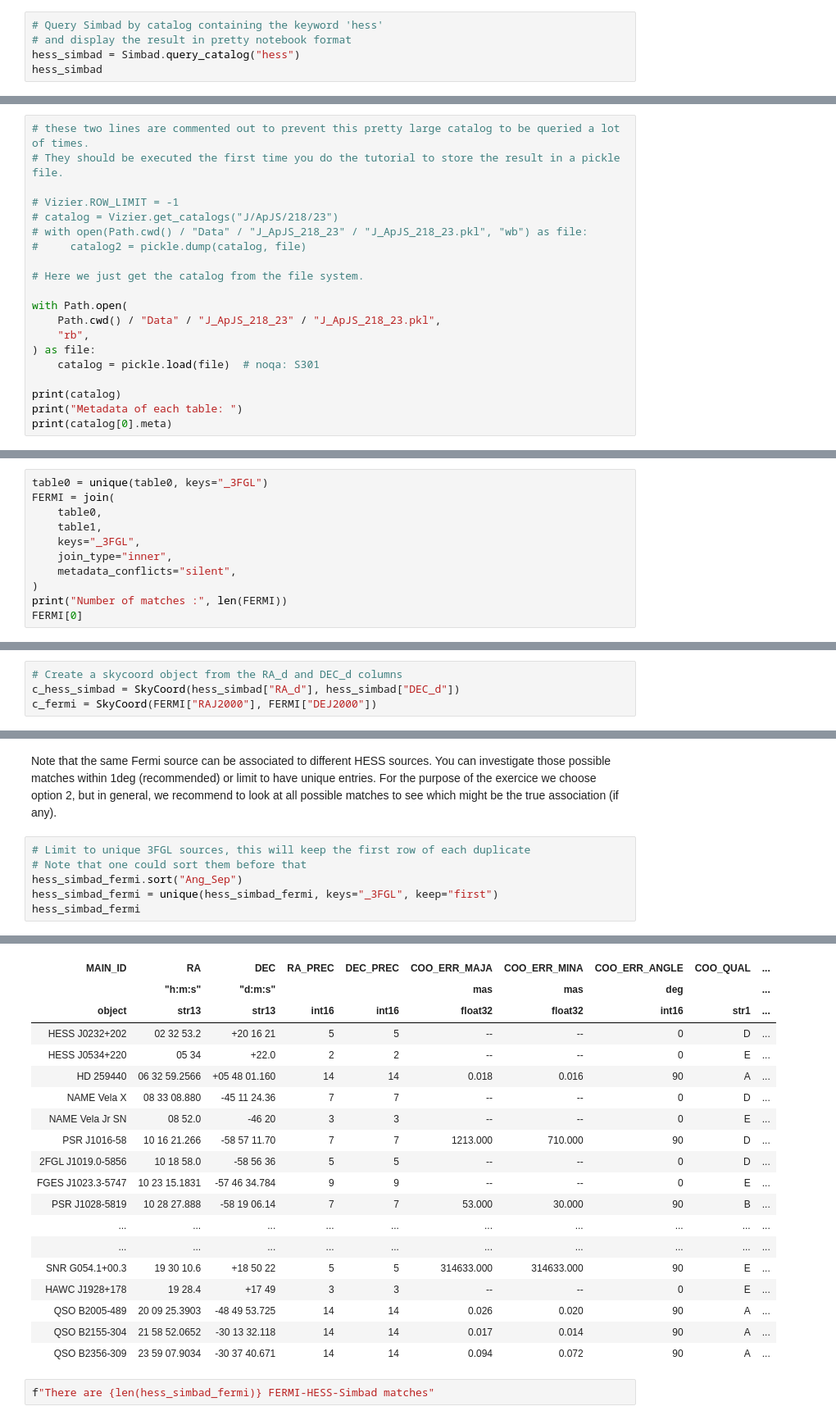
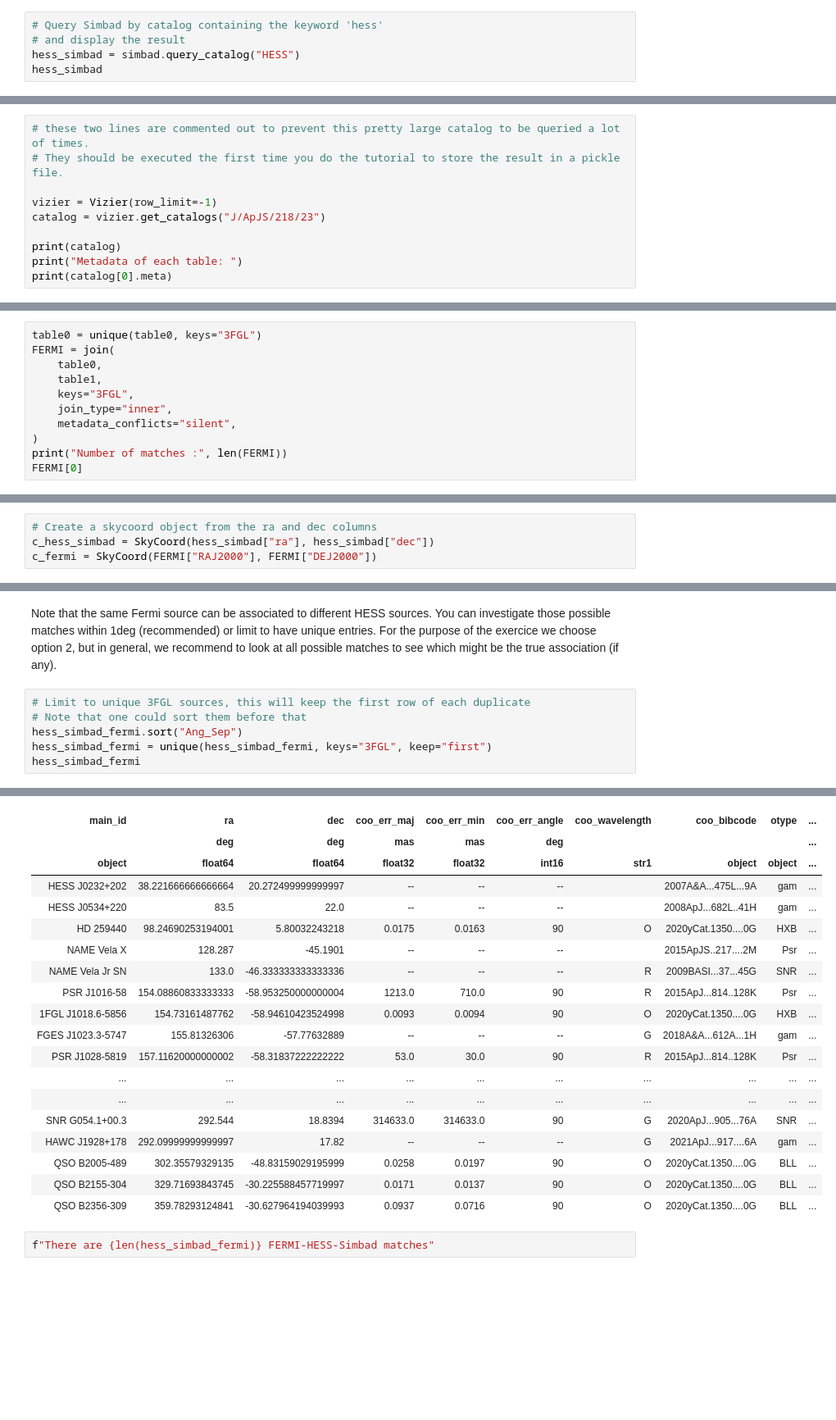
Before and after one commit to cds-astro/tutorials, a Jupyter notebook: Notebooks/4_High_Energy_sources__Multi_instrument_multi_wavelength_exploration_using_VO_tools.ipynb, the cells around one changed output, grey strips where cells are left out. Shown at 82% size. Saved outputs shown, nothing was run; the diff lists cells and outputs as text; blank space fills up the shorter version.

```diff
--- a/Notebooks/4_High_Energy_sources__Multi_instrument_multi_wavelength_exploration_using_VO_tools.ipynb
+++ b/Notebooks/4_High_Energy_sources__Multi_instrument_multi_wavelength_exploration_using_VO_tools.ipynb
@@ -102,6 +116,6 @@ Simbad.get_votable_fields()
 # %%
 # Query Simbad by catalog containing the keyword 'hess'
-# and display the result in pretty notebook format
-hess_simbad = Simbad.query_catalog("hess")
+# and display the result
+hess_simbad = simbad.query_catalog("HESS")
 hess_simbad
 # %% [output]
@@ -208,18 +227,8 @@ We display table names and metadata:
 # these two lines are commented out to prevent this pretty large catalog to be queried a lot of times.
 # They should be executed the first time you do the tutorial to store the result in a pickle file.
 
-# Vizier.ROW_LIMIT = -1
-# catalog = Vizier.get_catalogs("J/ApJS/218/23")
-# with open(Path.cwd() / "Data" / "J_ApJS_218_23" / "J_ApJS_218_23.pkl", "wb") as file:
-#     catalog2 = pickle.dump(catalog, file)
-
-# Here we just get the catalog from the file system.
-
-with Path.open(
-    Path.cwd() / "Data" / "J_ApJS_218_23" / "J_ApJS_218_23.pkl",
-    "rb",
-) as file:
-    catalog = pickle.load(file)  # noqa: S301
+vizier = Vizier(row_limit=-1)
+catalog = vizier.get_catalogs("J/ApJS/218/23")
 
 print(catalog)
 print("Metadata of each table: ")
@@ -274,9 +283,9 @@ The first table has several entries for the same source, so before performing th
 # %%
-table0 = unique(table0, keys="_3FGL")
+table0 = unique(table0, keys="3FGL")
 FERMI = join(
     table0,
     table1,
-    keys="_3FGL",
+    keys="3FGL",
     join_type="inner",
     metadata_conflicts="silent",
 )
@@ -308,6 +317,6 @@ Table length=5
 # %%
-# Create a skycoord object from the RA_d and DEC_d columns
-c_hess_simbad = SkyCoord(hess_simbad["RA_d"], hess_simbad["DEC_d"])
+# Create a skycoord object from the ra and dec columns
+c_hess_simbad = SkyCoord(hess_simbad["ra"], hess_simbad["dec"])
 c_fermi = SkyCoord(FERMI["RAJ2000"], FERMI["DEJ2000"])
 # %%
 # Set the maximum separation
@@ -345,30 +354,30 @@ Note that the same Fermi source can be associated to different HESS sources. You
 # %%
 # Limit to unique 3FGL sources, this will keep the first row of each duplicate
 # Note that one could sort them before that
 hess_simbad_fermi.sort("Ang_Sep")
-hess_simbad_fermi = unique(hess_simbad_fermi, keys="_3FGL", keep="first")
+hess_simbad_fermi = unique(hess_simbad_fermi, keys="3FGL", keep="first")
 hess_simbad_fermi
 # %% [output]
 Table length=73
-| MAIN_ID | RA | DEC | RA_PREC | DEC_PREC | COO_ERR_MAJA | COO_ERR_MINA | COO_ERR_ANGLE | COO_QUAL | ... |
-|  | "h:m:s" | "d:m:s" |  |  | mas | mas | deg |  | ... |
-| object | str13 | str13 | int16 | int16 | float32 | float32 | int16 | str1 | ... |
-| HESS J0232+202 | 02 32 53.2 | +20 16 21 | 5 | 5 | -- | -- | 0 | D | ... |
-| HESS J0534+220 | 05 34 | +22.0 | 2 | 2 | -- | -- | 0 | E | ... |
-| HD 259440 | 06 32 59.2566 | +05 48 01.160 | 14 | 14 | 0.018 | 0.016 | 90 | A | ... |
-| NAME Vela X | 08 33 08.880 | -45 11 24.36 | 7 | 7 | -- | -- | 0 | D | ... |
-| NAME Vela Jr SN | 08 52.0 | -46 20 | 3 | 3 | -- | -- | 0 | E | ... |
-| PSR J1016-58 | 10 16 21.266 | -58 57 11.70 | 7 | 7 | 1213.000 | 710.000 | 90 | D | ... |
-| 2FGL J1019.0-5856 | 10 18 58.0 | -58 56 36 | 5 | 5 | -- | -- | 0 | D | ... |
-| FGES J1023.3-5747 | 10 23 15.1831 | -57 46 34.784 | 9 | 9 | -- | -- | 0 | E | ... |
-| PSR J1028-5819 | 10 28 27.888 | -58 19 06.14 | 7 | 7 | 53.000 | 30.000 | 90 | B | ... |
+| main_id | ra | dec | coo_err_maj | coo_err_min | coo_err_angle | coo_wavelength | coo_bibcode | otype | ... |
+|  | deg | deg | mas | mas | deg |  |  |  | ... |
+| object | float64 | float64 | float32 | float32 | int16 | str1 | object | object | ... |
+| HESS J0232+202 | 38.221666666666664 | 20.272499999999997 | -- | -- | -- |  | 2007A&A...475L...9A | gam | ... |
+| HESS J0534+220 | 83.5 | 22.0 | -- | -- | -- |  | 2008ApJ...682L..41H | gam | ... |
+| HD 259440 | 98.24690253194001 | 5.80032243218 | 0.0175 | 0.0163 | 90 | O | 2020yCat.1350....0G | HXB | ... |
+| NAME Vela X | 128.287 | -45.1901 | -- | -- | -- |  | 2015ApJS..217....2M | Psr | ... |
+| NAME Vela Jr SN | 133.0 | -46.333333333333336 | -- | -- | -- | R | 2009BASI...37...45G | SNR | ... |
+| PSR J1016-58 | 154.08860833333333 | -58.953250000000004 | 1213.0 | 710.0 | 90 | R | 2015ApJ...814..128K | Psr | ... |
+| 1FGL J1018.6-5856 | 154.73161487762 | -58.94610423524998 | 0.0093 | 0.0094 | 90 | O | 2020yCat.1350....0G | HXB | ... |
+| FGES J1023.3-5747 | 155.81326306 | -57.77632889 | -- | -- | -- | G | 2018A&A...612A...1H | gam | ... |
+| PSR J1028-5819 | 157.11620000000002 | -58.31837222222222 | 53.0 | 30.0 | 90 | R | 2015ApJ...814..128K | Psr | ... |
 | ... | ... | ... | ... | ... | ... | ... | ... | ... | ... |
 | ... | ... | ... | ... | ... | ... | ... | ... | ... | ... |
-| SNR G054.1+00.3 | 19 30 10.6 | +18 50 22 | 5 | 5 | 314633.000 | 314633.000 | 90 | E | ... |
-| HAWC J1928+178 | 19 28.4 | +17 49 | 3 | 3 | -- | -- | 0 | E | ... |
-| QSO B2005-489 | 20 09 25.3903 | -48 49 53.725 | 14 | 14 | 0.026 | 0.020 | 90 | A | ... |
-| QSO B2155-304 | 21 58 52.0652 | -30 13 32.118 | 14 | 14 | 0.017 | 0.014 | 90 | A | ... |
-| QSO B2356-309 | 23 59 07.9034 | -30 37 40.671 | 14 | 14 | 0.094 | 0.072 | 90 | A | ... |
+| SNR G054.1+00.3 | 292.544 | 18.8394 | 314633.0 | 314633.0 | 90 | G | 2020ApJ...905...76A | SNR | ... |
+| HAWC J1928+178 | 292.09999999999997 | 17.82 | -- | -- | -- | G | 2021ApJ...917....6A | gam | ... |
+| QSO B2005-489 | 302.35579329135 | -48.83159029195999 | 0.0258 | 0.0197 | 90 | O | 2020yCat.1350....0G | BLL | ... |
+| QSO B2155-304 | 329.71693843745 | -30.225588457719997 | 0.0171 | 0.0137 | 90 | O | 2020yCat.1350....0G | BLL | ... |
+| QSO B2356-309 | 359.78293124841 | -30.627964194039993 | 0.0937 | 0.0716 | 90 | O | 2020yCat.1350....0G | BLL | ... |
 # %%
 f"There are {len(hess_simbad_fermi)} FERMI-HESS-Simbad matches"
 # %% [output]
```
Also changed, not shown: parts of 24 cells of this notebook, 7 other files.
